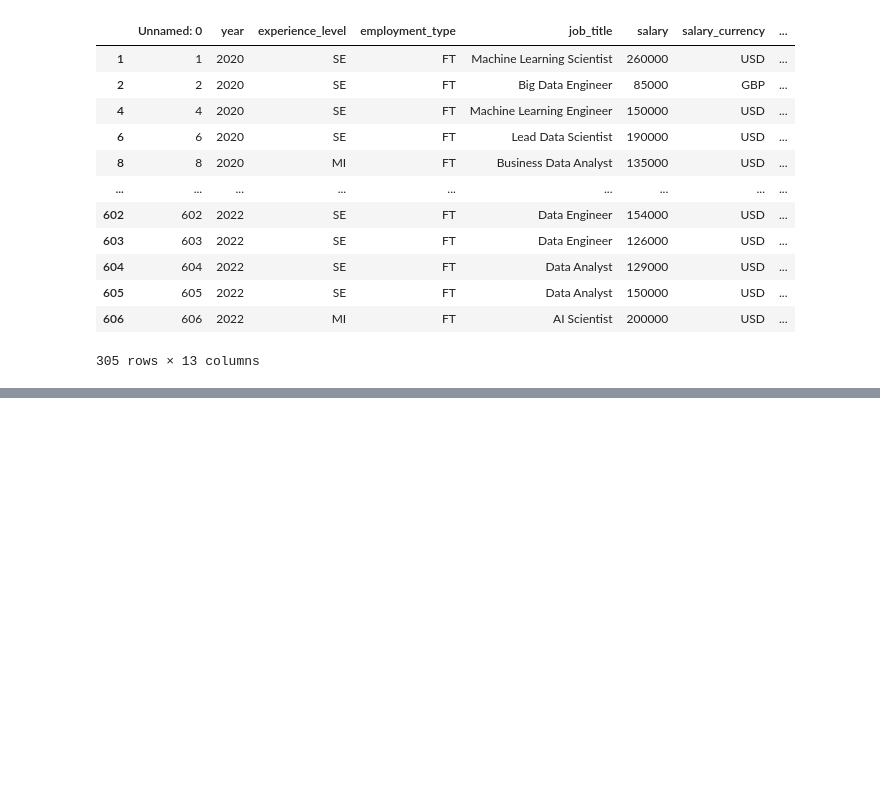
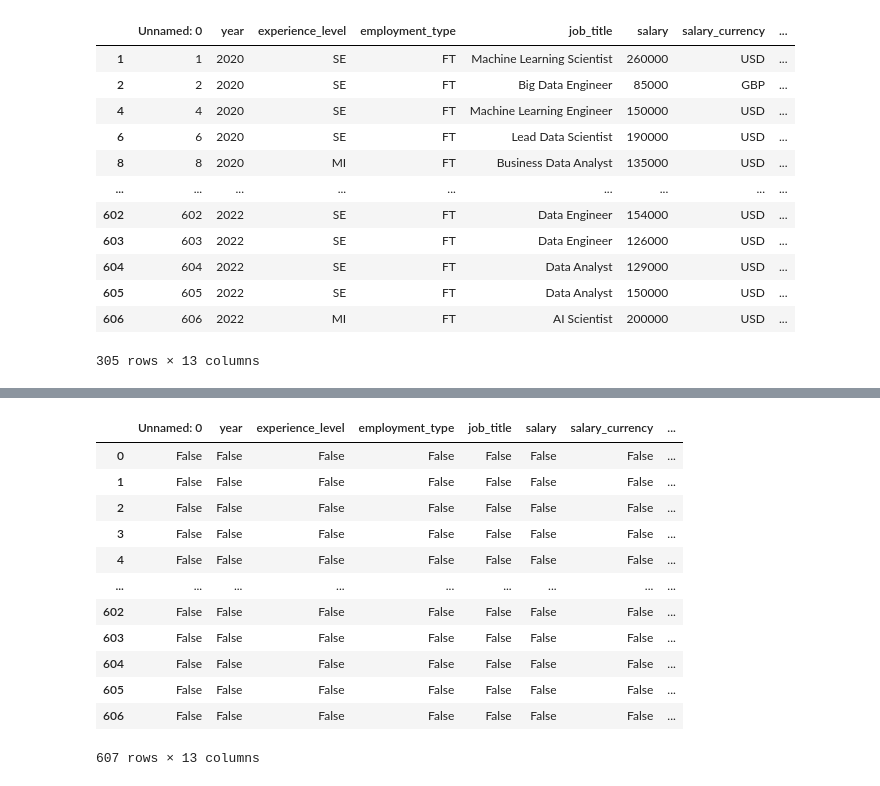
Before and after one commit to mocacookiecrubmle/pandas, a Jupyter notebook: Exploratory_data_analysis_with_Pandas.ipynb, the cells around one changed output, grey strips where cells are left out. Saved outputs shown, nothing was run; the diff lists cells and outputs as text; code cells hidden in the pictures; blank space fills up the shorter version.

```diff
--- a/Exploratory_data_analysis_with_Pandas.ipynb
+++ b/Exploratory_data_analysis_with_Pandas.ipynb
@@ -424,0 +472,17 @@ salary[salary["salary_in_usd"]> 100000]
+# %%
+#check for empty cells
+pd.isna(salary)
+# %% [output]
+|  | Unnamed: 0 | year | experience_level | employment_type | job_title | salary | salary_currency | ... |
+| 0 | False | False | False | False | False | False | False | ... |
+| 1 | False | False | False | False | False | False | False | ... |
+| 2 | False | False | False | False | False | False | False | ... |
+| 3 | False | False | False | False | False | False | False | ... |
+| 4 | False | False | False | False | False | False | False | ... |
+| ... | ... | ... | ... | ... | ... | ... | ... | ... |
+| 602 | False | False | False | False | False | False | False | ... |
+| 603 | False | False | False | False | False | False | False | ... |
+| 604 | False | False | False | False | False | False | False | ... |
+| 605 | False | False | False | False | False | False | False | ... |
+| 606 | False | False | False | False | False | False | False | ... |
+607 rows × 13 columns
```
Also changed, not shown: parts of 11 cells of this notebook.
